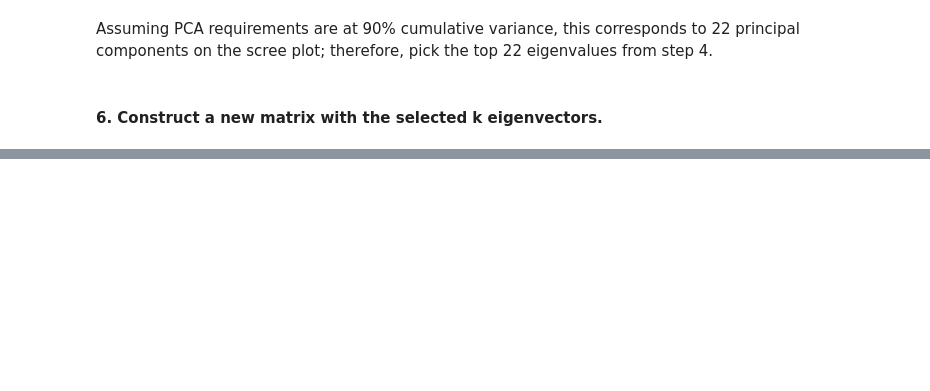
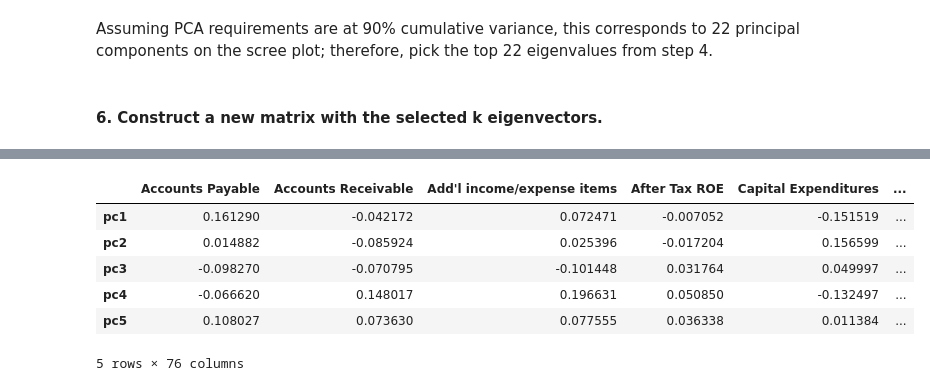
Before and after one commit to ChE99/projects, a Jupyter notebook: Feature Engineering and Principal Component Analysis.ipynb, the cells around one changed output, grey strips where cells are left out. Saved outputs shown, nothing was run; the diff lists cells and outputs as text; code cells hidden in the pictures; blank space fills up the shorter version.

```diff
--- a/Feature Engineering and Principal Component Analysis.ipynb
+++ b/Feature Engineering and Principal Component Analysis.ipynb
@@ -467,0 +464,14 @@ df5.head()
+# %%
+# Create the correlation dataframe.
+df6 = pd.DataFrame(X_std)
+df7 = pd.DataFrame(sklearn_pca.components_,columns=df6.columns,index = df4.columns)
+df7.columns = df3.columns
+df7.head()
+# %% [output]
+|  | Accounts Payable | Accounts Receivable | Add'l income/expense items | After Tax ROE | Capital Expenditures | ... |
+| pc1 | 0.161290 | -0.042172 | 0.072471 | -0.007052 | -0.151519 | ... |
+| pc2 | 0.014882 | -0.085924 | 0.025396 | -0.017204 | 0.156599 | ... |
+| pc3 | -0.098270 | -0.070795 | -0.101448 | 0.031764 | 0.049997 | ... |
+| pc4 | -0.066620 | 0.148017 | 0.196631 | 0.050850 | -0.132497 | ... |
+| pc5 | 0.108027 | 0.073630 | 0.077555 | 0.036338 | 0.011384 | ... |
+5 rows × 76 columns
```
Also changed, not shown: parts of 11 cells of this notebook.
